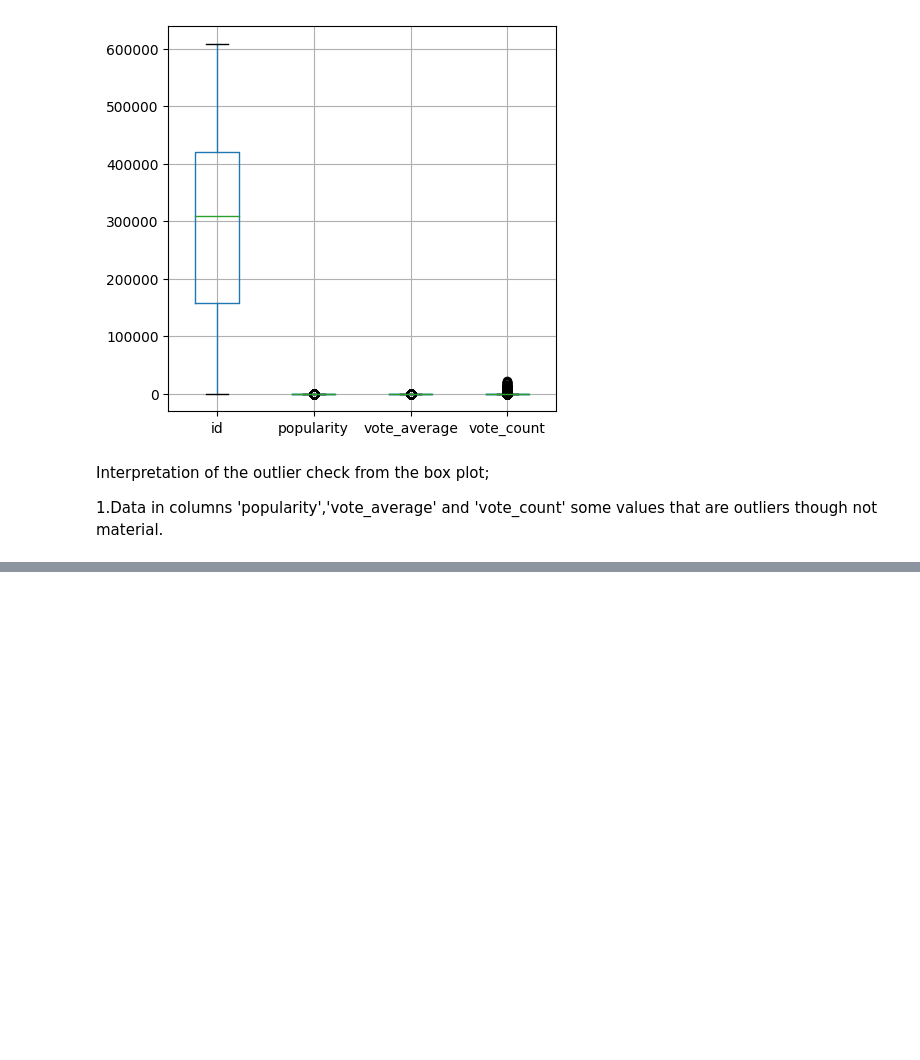
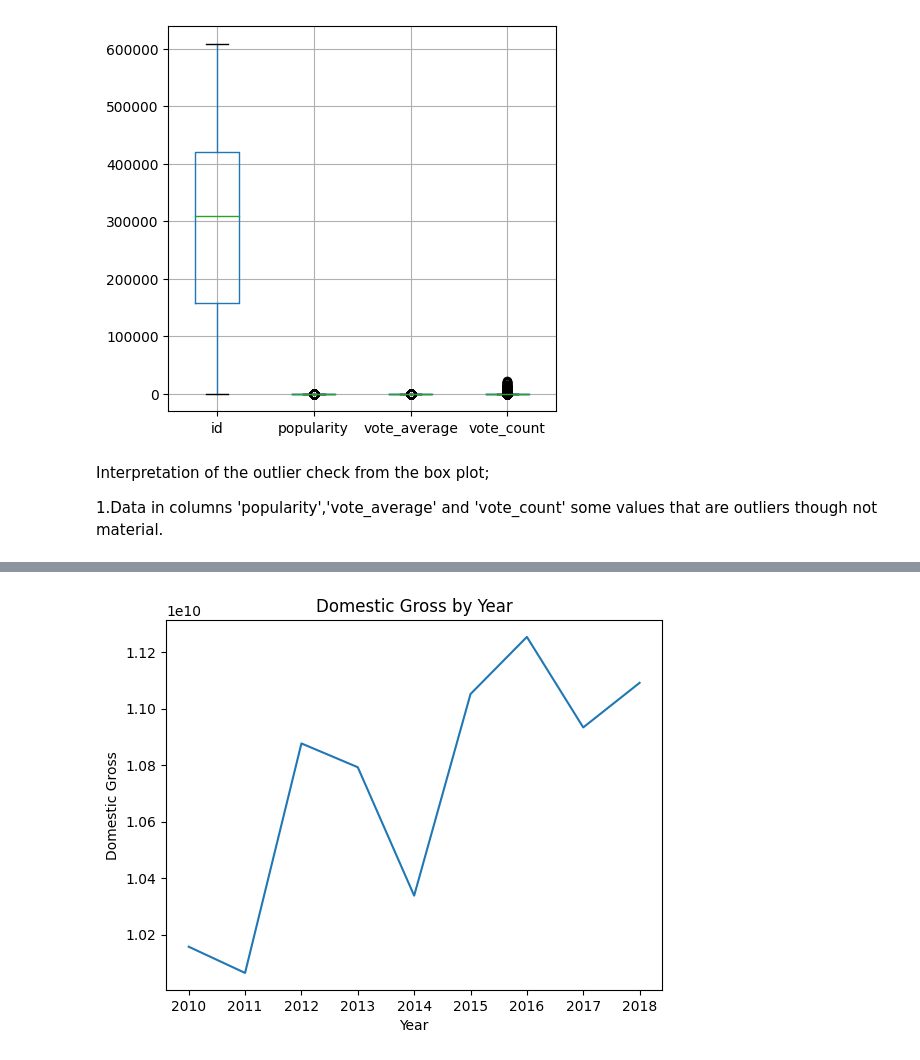
Before and after one commit to learn-co-curriculum/dsc-data-serialization-lab, a Jupyter notebook: Copy_of_Phase_1_Project_Sgathai_PRT3_Noah_Kandie.ipynb, the cells around one changed output, grey strips where cells are left out. Saved outputs shown, nothing was run; the diff lists cells and outputs as text; code cells hidden in the pictures; blank space fills up the shorter version.

```diff
--- a/Copy_of_Phase_1_Project_Sgathai_PRT3_Noah_Kandie.ipynb
+++ b/Copy_of_Phase_1_Project_Sgathai_PRT3_Noah_Kandie.ipynb
@@ -725,0 +914,10 @@ Interpretation of the outlier check from the box plot;
+# %%
+import pandas as pd
+import matplotlib.pyplot as plt
+domestic_gross_by_year = merged_df.groupby('year')['domestic_gross'].sum()
+domestic_gross_by_year.plot(kind='line', title='Domestic Gross by Year')
+plt.xlabel('Year')
+plt.ylabel('Domestic Gross')
+plt.show()
+# %% [output]
+[figure, added]
```
Also changed, not shown: parts of 30 cells of this notebook.
